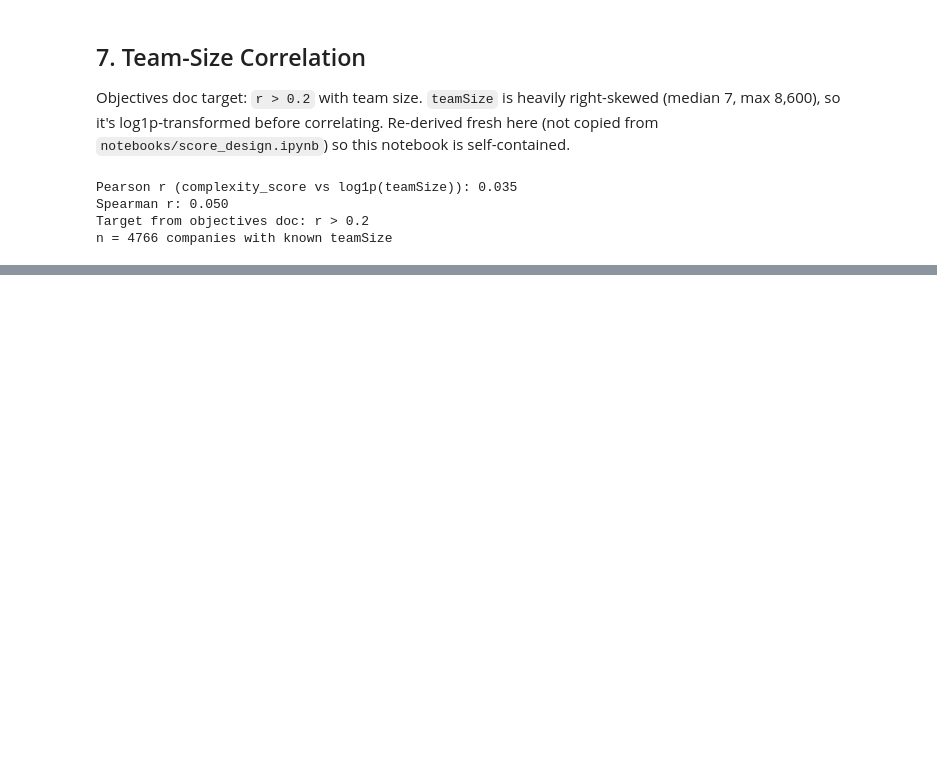
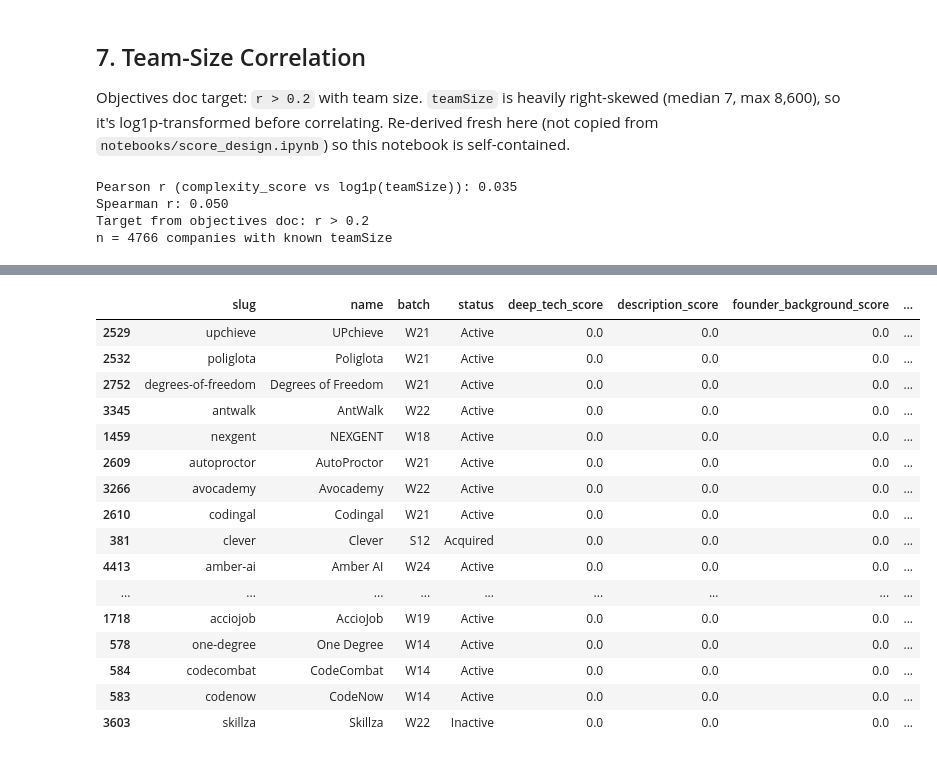
Before and after one commit to Ledsav/y-combinator-analysis, a Jupyter notebook: notebooks/complexity_analysis.ipynb, the cells around one changed output, grey strips where cells are left out. Cells and saved outputs as stored; diff of their text form; code cells hidden in the pictures; blank space fills up the shorter version.

```diff
--- a/notebooks/complexity_analysis.ipynb
+++ b/notebooks/complexity_analysis.ipynb
@@ -200,0 +253,21 @@ n = 4766 companies with known teamSize
+# %%
+bottom_25 = merged.sort_values("complexity_score", ascending=True)[bucket_cols].head(25)
+bottom_25
+# %% [output]
+|  | slug | name | batch | status | deep_tech_score | description_score | founder_background_score | ... |
+| 2529 | upchieve | UPchieve | W21 | Active | 0.0 | 0.0 | 0.0 | ... |
+| 2532 | poliglota | Poliglota | W21 | Active | 0.0 | 0.0 | 0.0 | ... |
+| 2752 | degrees-of-freedom | Degrees of Freedom | W21 | Active | 0.0 | 0.0 | 0.0 | ... |
+| 3345 | antwalk | AntWalk | W22 | Active | 0.0 | 0.0 | 0.0 | ... |
+| 1459 | nexgent | NEXGENT | W18 | Active | 0.0 | 0.0 | 0.0 | ... |
+| 2609 | autoproctor | AutoProctor | W21 | Active | 0.0 | 0.0 | 0.0 | ... |
+| 3266 | avocademy | Avocademy | W22 | Active | 0.0 | 0.0 | 0.0 | ... |
+| 2610 | codingal | Codingal | W21 | Active | 0.0 | 0.0 | 0.0 | ... |
+| 381 | clever | Clever | S12 | Acquired | 0.0 | 0.0 | 0.0 | ... |
+| 4413 | amber-ai | Amber AI | W24 | Active | 0.0 | 0.0 | 0.0 | ... |
+| ... | ... | ... | ... | ... | ... | ... | ... | ... |
+| 1718 | acciojob | AccioJob | W19 | Active | 0.0 | 0.0 | 0.0 | ... |
+| 578 | one-degree | One Degree | W14 | Active | 0.0 | 0.0 | 0.0 | ... |
+| 584 | codecombat | CodeCombat | W14 | Active | 0.0 | 0.0 | 0.0 | ... |
+| 583 | codenow | CodeNow | W14 | Active | 0.0 | 0.0 | 0.0 | ... |
+| 3603 | skillza | Skillza | W22 | Inactive | 0.0 | 0.0 | 0.0 | ... |
```
Also changed, not shown: parts of 4 cells of this notebook, 1 other file.
